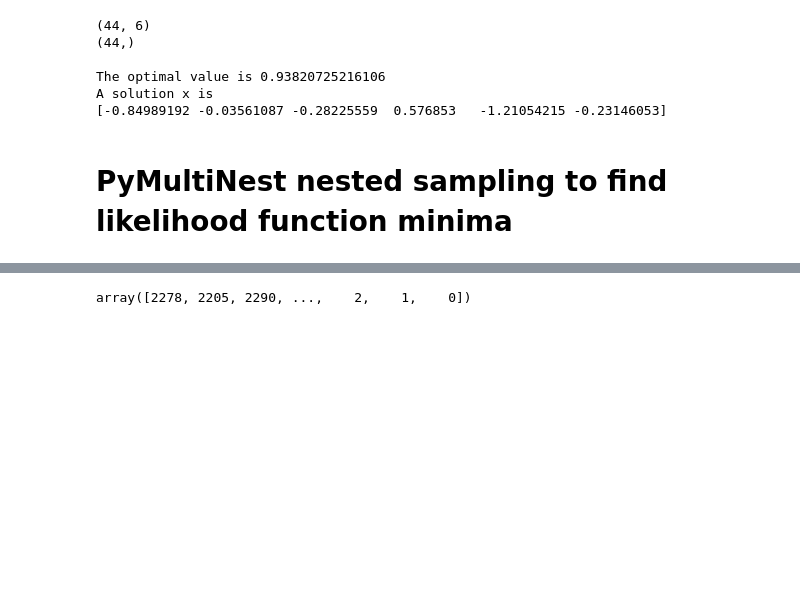
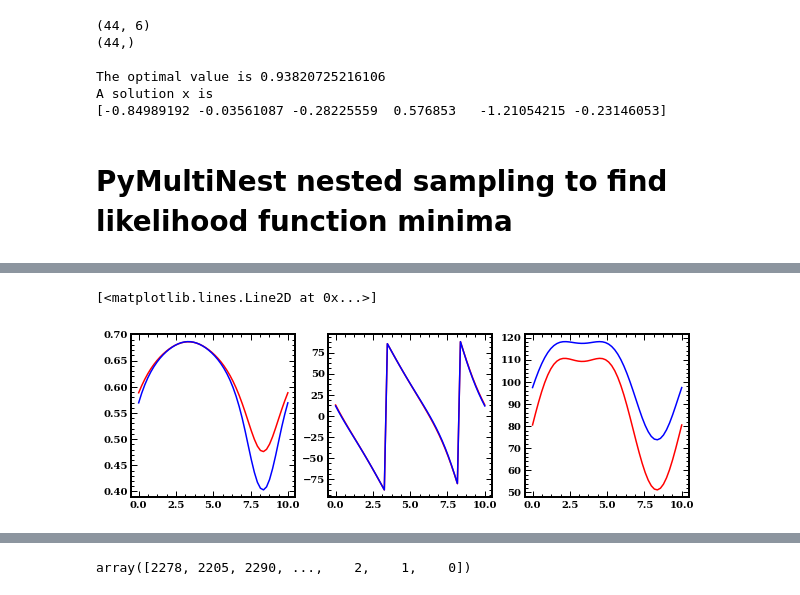
Before and after one commit to alpv95/SAV-Fit, a Jupyter notebook: notebooks/RotFit.ipynb, the cells around one changed output, grey strips where cells are left out. Cells and saved outputs as stored; diff of their text form; code cells hidden in the pictures; blank space fills up the shorter version.

```diff
--- a/notebooks/RotFit.ipynb
+++ b/notebooks/RotFit.ipynb
@@ -410,0 +620,16 @@ def Jet(day, ratio, ratio_range, pitch, offset, deg, axis=0, sign=-1, alpha=2, G
+# %%
+pi_hat, pa_hat1, p_hat1 = Jet(np.linspace(0,10,50), 0.3, 0.4, 0.5, 60, deg=36, sign=-1, alpha=3, Gamma=5,global_sign=1)
+pi_hat2, pa_hat2, p_hat2 = Jet(np.linspace(0,10,50), 0.3, 0.4, 0.5, 60, deg=36, sign=-1, alpha=1, Gamma=5,global_sign=1)
+
+
+fig,(ax1,ax2,ax3) = plt.subplots(figsize=(10,3),ncols=3)
+ax1.plot(np.linspace(0,10,50),pi_hat,"r")
+ax2.plot(np.linspace(0,10,50),pa_hat1,"r")
+ax3.plot(np.linspace(0,10,50),p_hat1,"r")
+
+ax1.plot(np.linspace(0,10,50),pi_hat2,"b")
+ax2.plot(np.linspace(0,10,50),pa_hat2,"b")
+ax3.plot(np.linspace(0,10,50),p_hat2,"b")
+# %% [output]
+[<matplotlib.lines.Line2D at 0x...>]
+[figure, added]
```
Also changed, not shown: parts of 17 cells of this notebook, 5 other files.
